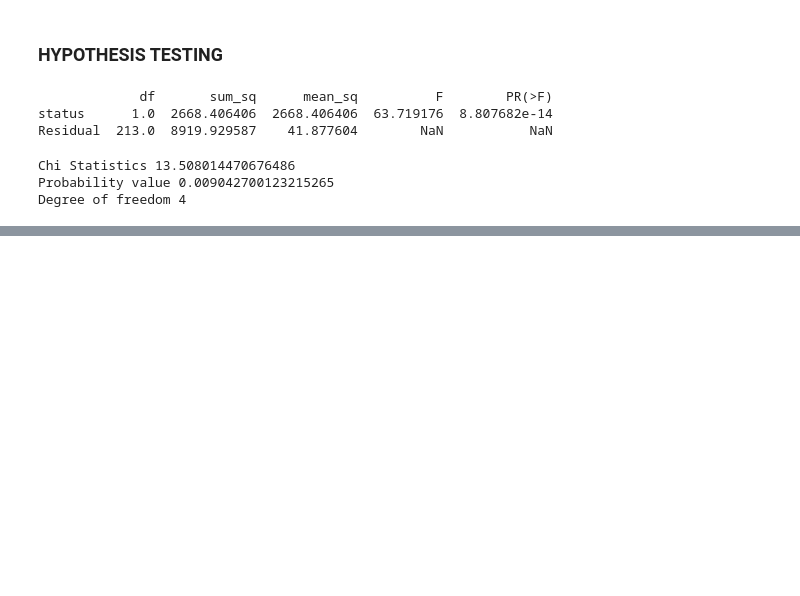
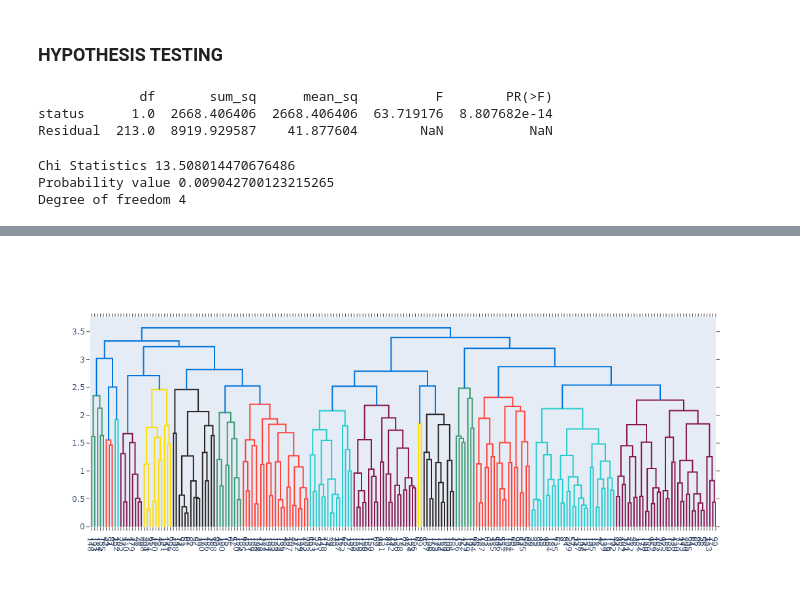
Before and after one commit to Keerthivasan-A/learning, a Jupyter notebook: EDA.ipynb, the cells around one changed output, grey strips where cells are left out. Drawn from its saved outputs; the diff is of its cells as text; code cells hidden in the pictures; blank space fills up the shorter version.

```diff
--- a/EDA.ipynb
+++ b/EDA.ipynb
@@ -318,0 +349,23 @@ Degree of freedom 4
+# %%
+variable_encoded = data.copy()
+variable_encoded['gender'] = np.where(variable_encoded.gender == 'M', 1, 0)
+variable_encoded['workex'] = np.where(variable_encoded.workex == 'Yes', 1, 0)
+variable_encoded['status'] = np.where(variable_encoded.status == 'Placed', 1, 0)
+variable_encoded['ssc_b'] = np.where(variable_encoded.ssc_b == 'Central', 1, 0)
+variable_encoded['hsc_b'] = np.where(variable_encoded.hsc_b == 'Central', 1, 0)
+variable_encoded['specialisation'] = np.where(variable_encoded.specialisation == 'Mkt&Fin', 1, 0)
+variable_encoded = pd.get_dummies(variable_encoded, columns=['hsc_s','degree_t'], prefix=['hsc_s','degree_t'])
+# %%
+# fit scaler on training data
+norm = MinMaxScaler().fit(variable_encoded)
+
+# transform training data
+variable_encoded_norm = norm.transform(variable_encoded)
+# %%
+variable_encoded_norm = pd.DataFrame(variable_encoded_norm, columns=variable_encoded.columns)
+# %%
+fig = ff.create_dendrogram(variable_encoded_norm)
+fig.update_layout(width=800, height=500)
+fig.show()
+# %% [output]
+[figure, added]
```
Also changed, not shown: parts of 9 cells of this notebook.
